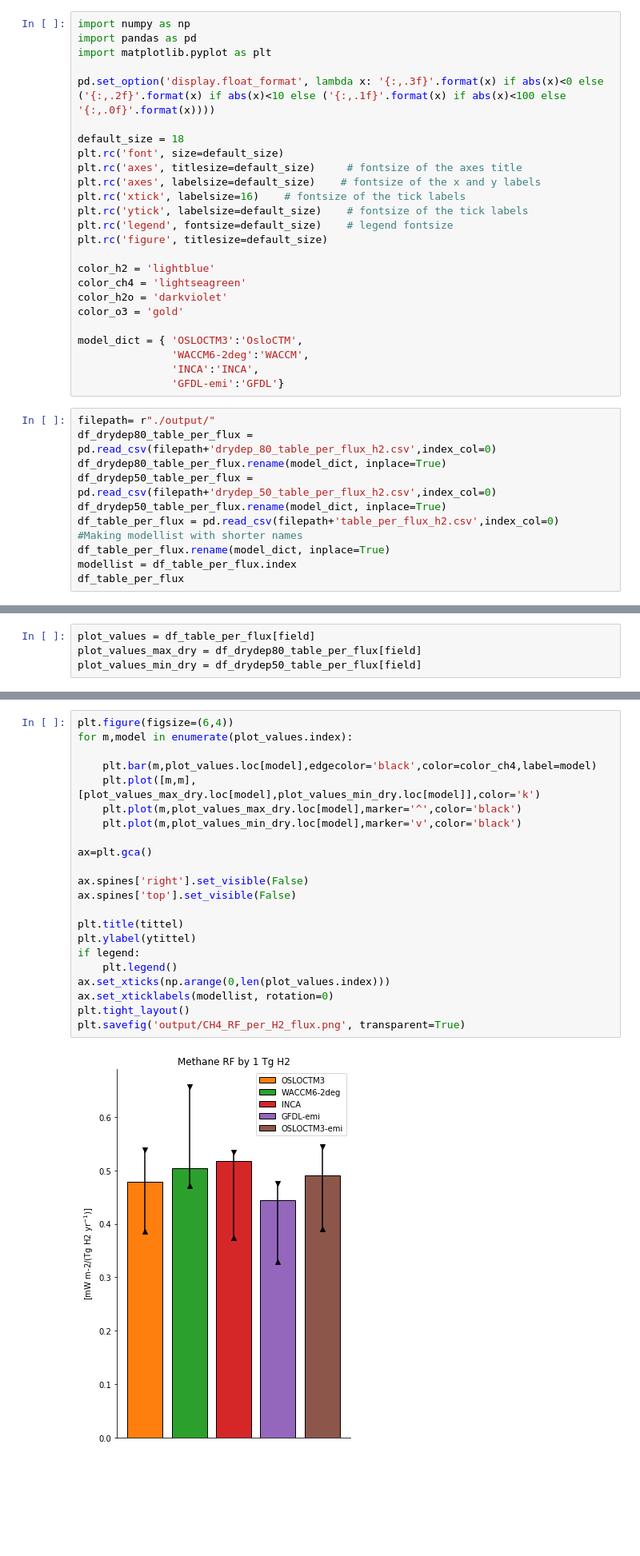
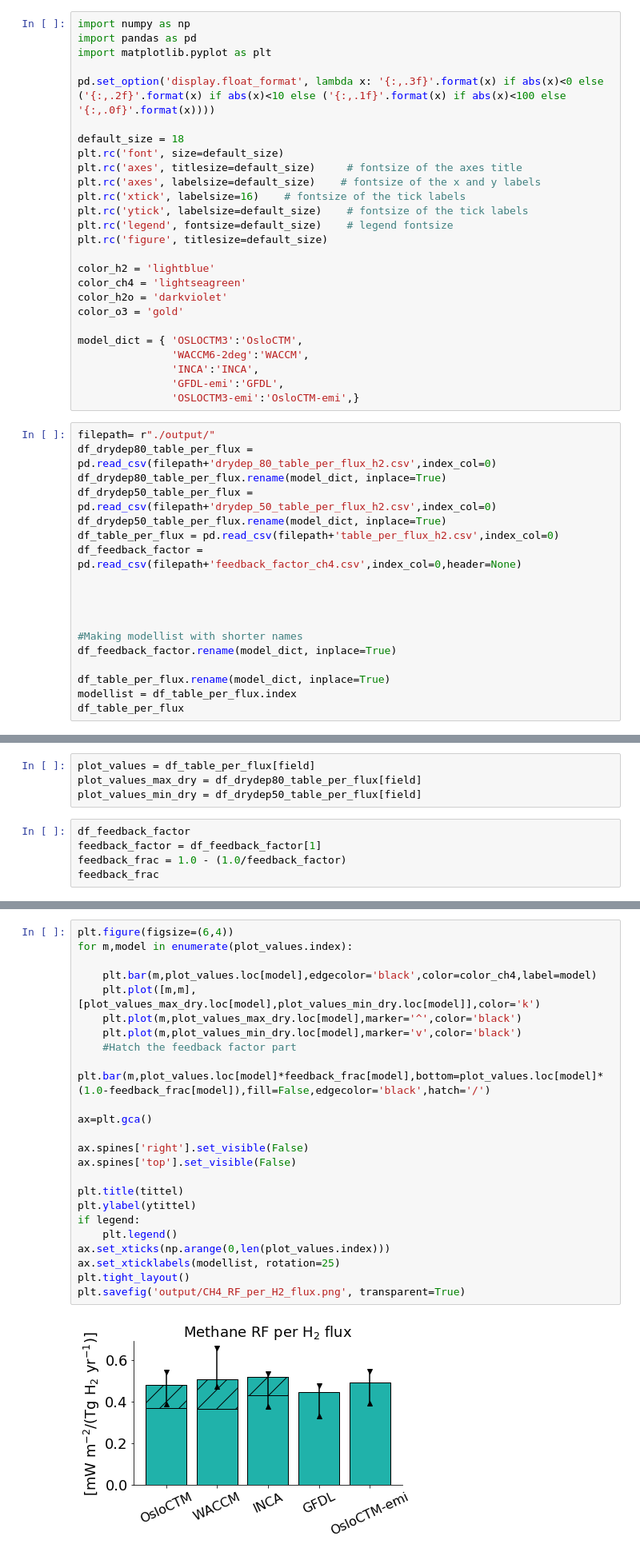
Before and after one commit to ciceroOslo/Hydrogen_GWP, a Jupyter notebook: make_figures_per_flux.ipynb, the cells around one changed output, grey strips where cells are left out. Shown at 80% size. Saved outputs shown, nothing was run; the diff lists cells and outputs as text; blank space fills up the shorter version.

Commit message:
added hatching CH4 GWP H2

```diff
--- a/make_figures_per_flux.ipynb
+++ b/make_figures_per_flux.ipynb
@@ -26,7 +26,8 @@ color_o3 = 'gold'
 model_dict = { 'OSLOCTM3':'OsloCTM',
                'WACCM6-2deg':'WACCM',
                'INCA':'INCA',
-               'GFDL-emi':'GFDL'}
+               'GFDL-emi':'GFDL',
+               'OSLOCTM3-emi':'OsloCTM-emi',}
 # %%
 filepath= r"./output/"
 df_drydep80_table_per_flux = pd.read_csv(filepath+'drydep_80_table_per_flux_h2.csv',index_col=0)
@@ -34,7 +35,14 @@ df_drydep80_table_per_flux.rename(model_dict, inplace=True)
 df_drydep50_table_per_flux = pd.read_csv(filepath+'drydep_50_table_per_flux_h2.csv',index_col=0)
 df_drydep50_table_per_flux.rename(model_dict, inplace=True)
 df_table_per_flux = pd.read_csv(filepath+'table_per_flux_h2.csv',index_col=0)
+df_feedback_factor = pd.read_csv(filepath+'feedback_factor_ch4.csv',index_col=0,header=None)
+
+
+
+
 #Making modellist with shorter names
+df_feedback_factor.rename(model_dict, inplace=True)
+
 df_table_per_flux.rename(model_dict, inplace=True)
 modellist = df_table_per_flux.index
 df_table_per_flux
@@ -136,3 +144,8 @@ legend = False
 plot_values = df_table_per_flux[field]
 plot_values_max_dry = df_drydep80_table_per_flux[field]
 plot_values_min_dry = df_drydep50_table_per_flux[field]
+# %%
+df_feedback_factor
+feedback_factor = df_feedback_factor[1]
+feedback_frac = 1.0 - (1.0/feedback_factor)
+feedback_frac
@@ -139,27 +160,29 @@ plot_values_min_dry = df_drydep50_table_per_flux[field]
 # %%
 plt.figure(figsize=(6,4))
 for m,model in enumerate(plot_values.index):
 
     plt.bar(m,plot_values.loc[model],edgecolor='black',color=color_ch4,label=model)
     plt.plot([m,m],[plot_values_max_dry.loc[model],plot_values_min_dry.loc[model]],color='k')
     plt.plot(m,plot_values_max_dry.loc[model],marker='^',color='black')
     plt.plot(m,plot_values_min_dry.loc[model],marker='v',color='black')
+    #Hatch the feedback factor part
+    plt.bar(m,plot_values.loc[model]*feedback_frac[model],bottom=plot_values.loc[model]*(1.0-feedback_frac[model]),fill=False,edgecolor='black',hatch='/')
 
 ax=plt.gca()
 
 ax.spines['right'].set_visible(False)
 ax.spines['top'].set_visible(False)
 
 plt.title(tittel)
 plt.ylabel(ytittel)
 if legend:
     plt.legend()
 ax.set_xticks(np.arange(0,len(plot_values.index)))
-ax.set_xticklabels(modellist, rotation=0)
+ax.set_xticklabels(modellist, rotation=25)
 plt.tight_layout()
 plt.savefig('output/CH4_RF_per_H2_flux.png', transparent=True)
 # %% [output]
-[figure, old version]
+[figure, new version]
 # %% [markdown]
 ## Tropospheric ozone by H2 flux
 # %%
```
Also changed, not shown: parts of 12 cells of this notebook, 5 other files.
